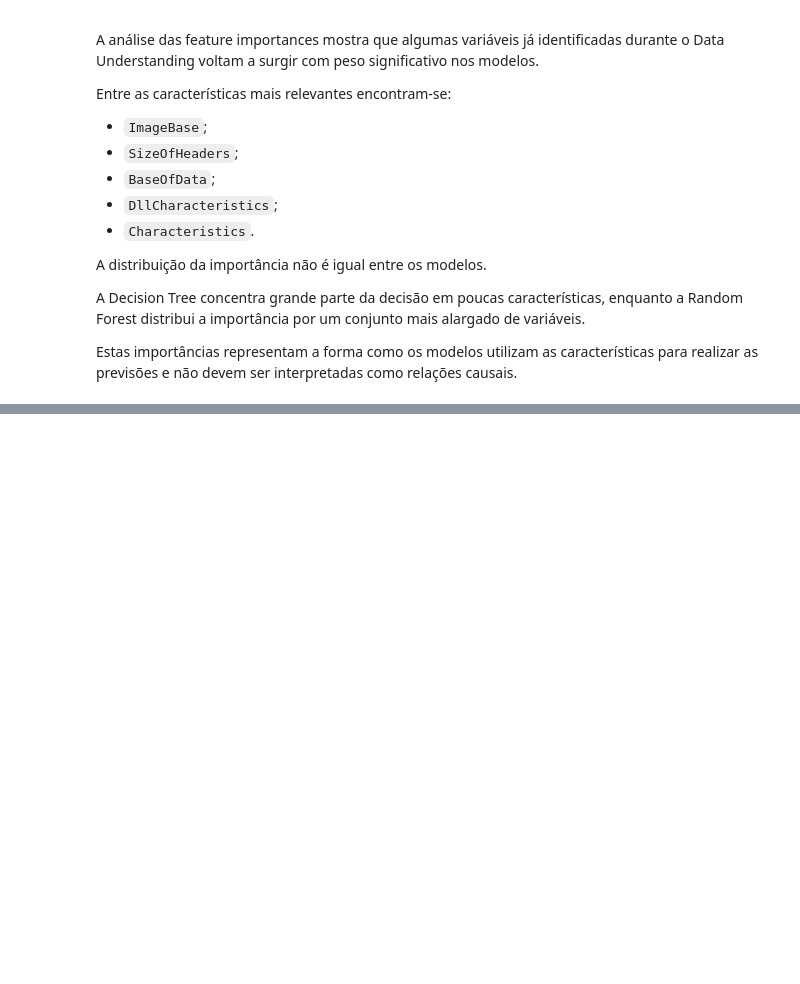
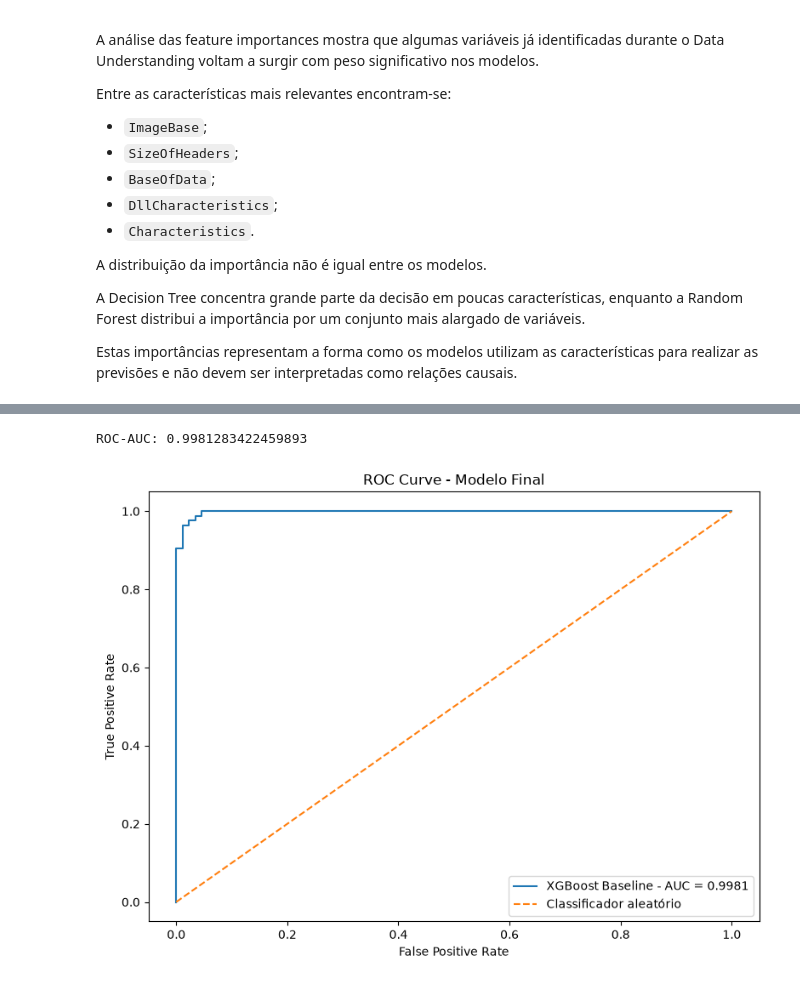
Before and after one commit to diogocarvalho2025056-crypto/IAAC-Projeto, a Jupyter notebook: notebooks/model_building.ipynb, the cells around one changed output, grey strips where cells are left out. Cells and saved outputs as stored; diff of their text form; code cells hidden in the pictures; blank space fills up the shorter version.

Commit message:
atualização dos modelos, cross validation, hyperparameter, ROC-AUC

```diff
--- a/notebooks/model_building.ipynb
+++ b/notebooks/model_building.ipynb
@@ -509,0 +678,14 @@ print(relatorio_final)
+# %%
+## Escolher baseline ou otimizado
+
+modelo_final, nome_modelo_final = selecionar_baseline_ou_otimizado(
+    resultado_xgb,
+    resultado_xgb_otimizado,
+    xgboost,
+    xgboost_otimizado
+)
+
+print(
+    "Modelo final:",
+    nome_modelo_final
+)
@@ -509,0 +768,51 @@ print(relatorio_final)
+# %%
+## ROC / AUC
+
+auc, fpr, tpr, thresholds = calcular_roc_auc(
+    modelo_final,
+    X_test,
+    y_test
+)
+
+print(
+    "ROC-AUC:",
+    auc
+)
+
+plt.figure(
+    figsize=(8, 6)
+)
+
+plt.plot(
+    fpr,
+    tpr,
+    label=f"{nome_modelo_final} - AUC = {auc:.4f}"
+)
+
+plt.plot(
+    [0, 1],
+    [0, 1],
+    linestyle="--",
+    label="Classificador aleatório"
+)
+
+plt.xlabel(
+    "False Positive Rate"
+)
+
+plt.ylabel(
+    "True Positive Rate"
+)
+
+plt.title(
+    "ROC Curve - Modelo Final"
+)
+
+plt.legend()
+
+plt.tight_layout()
+
+plt.show()
+# %% [output]
+ROC-AUC: 0.9981283422459893
+[figure, added]
```
Also changed, not shown: parts of 43 cells of this notebook, 3 other files.
